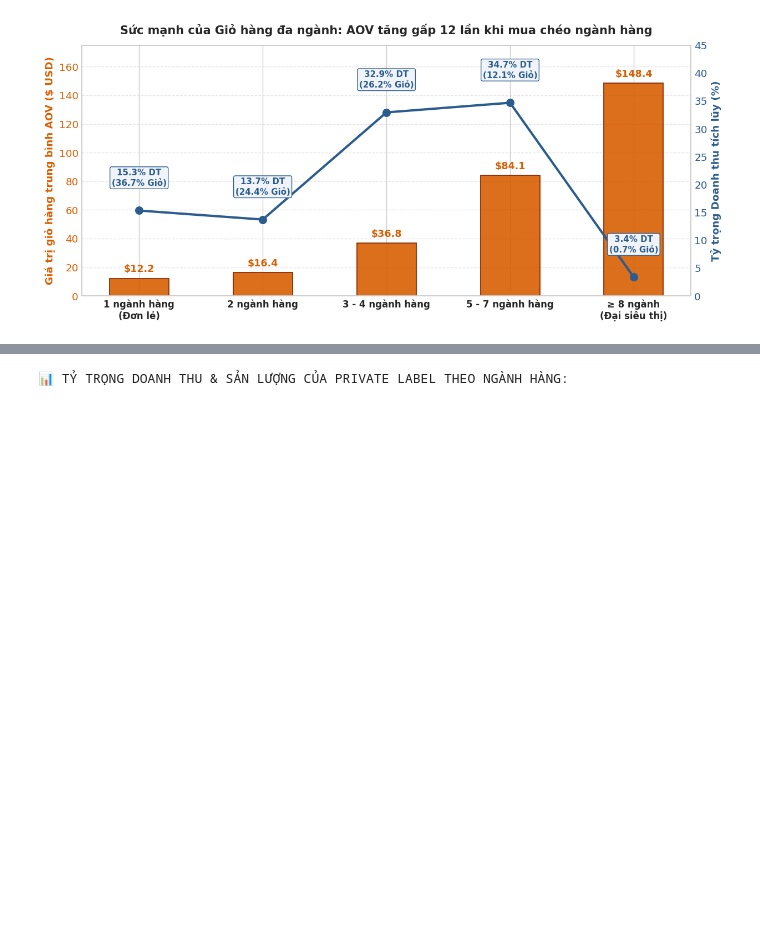
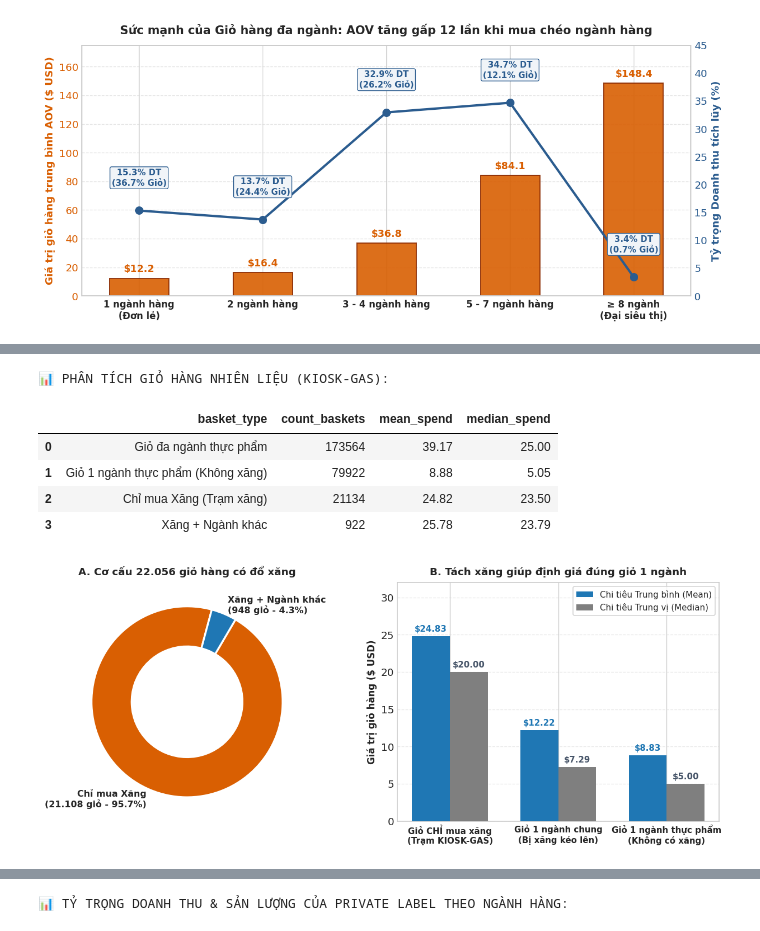
Before and after one commit to kien3007/purchasing-propensity-model, a Jupyter notebook: notebooks/01_eda_and_data_quality.ipynb, the cells around one changed output, grey strips where cells are left out. Cells and saved outputs as stored; diff of their text form; code cells hidden in the pictures; blank space fills up the shorter version.

```diff
--- a/notebooks/01_eda_and_data_quality.ipynb
+++ b/notebooks/01_eda_and_data_quality.ipynb
@@ -1648,0 +1808,71 @@ plt.show()
+# %%
+# Phân tích giỏ đổ xăng KIOSK-GAS
+q_gas = """
+WITH basket_dept AS (
+    SELECT
+        t.BASKET_ID,
+        SUM(t.SALES_VALUE) AS spend,
+        COUNT(DISTINCT p.DEPARTMENT) AS n_dept,
+        MAX(CASE WHEN p.DEPARTMENT = 'KIOSK-GAS' THEN 1 ELSE 0 END) AS has_gas
+    FROM df_trans t
+    JOIN df_prod p ON t.PRODUCT_ID = p.PRODUCT_ID
+    WHERE t.SALES_VALUE > 0
+    GROUP BY t.BASKET_ID
+)
+SELECT
+    CASE
+        WHEN has_gas = 1 AND n_dept = 1 THEN 'Chỉ mua Xăng (Trạm xăng)'
+        WHEN has_gas = 1 AND n_dept > 1 THEN 'Xăng + Ngành khác'
+        WHEN has_gas = 0 AND n_dept = 1 THEN 'Giỏ 1 ngành thực phẩm (Không xăng)'
+        ELSE 'Giỏ đa ngành thực phẩm'
+    END AS basket_type,
+    COUNT(*) AS count_baskets,
+    ROUND(AVG(spend), 2) AS mean_spend,
+    ROUND(MEDIAN(spend), 2) AS median_spend
+FROM basket_dept
+GROUP BY 1
+ORDER BY count_baskets DESC;
+"""
+df_gas = con.execute(q_gas).df()
+print("📊 PHÂN TÍCH GIỎ HÀNG NHIÊN LIỆU (KIOSK-GAS):")
+display(df_gas)
+
+fig, (ax1, ax2) = plt.subplots(1, 2, figsize=(11, 4.5))
+
+wedges, texts = ax1.pie([21108, 948],
+                         labels=['Chỉ mua Xăng\n(21.108 giỏ - 95.7%)', 'Xăng + Ngành khác\n(948 giỏ - 4.3%)'],
+                         startangle=75, colors=['#d95f02', '#1f77b4'],
+                         wedgeprops=dict(width=0.42, edgecolor='w', linewidth=2),
+                         textprops=dict(fontsize=9.5, fontweight='bold'))
+ax1.set_title('A. Cơ cấu 22.056 giỏ hàng có đổ xăng', fontsize=11, fontweight='bold', pad=8)
+
+comp_labels = ['Giỏ CHỈ mua xăng\n(Trạm KIOSK-GAS)', 'Giỏ 1 ngành chung\n(Bị xăng kéo lên)', 'Giỏ 1 ngành thực phẩm\n(Không có xăng)']
+comp_means = [24.83, 12.22, 8.83]
+comp_medians = [20.00, 7.29, 5.00]
+x_gas = np.arange(len(comp_labels))
+width = 0.35
+
+b1 = ax2.bar(x_gas - width/2, comp_means, width, label='Chi tiêu Trung bình (Mean)', color='#1f77b4', zorder=3)
+b2 = ax2.bar(x_gas + width/2, comp_medians, width, label='Chi tiêu Trung vị (Median)', color='#7f7f7f', zorder=3)
+ax2.set_ylabel('Giá trị giỏ hàng ($ USD)', fontsize=10, fontweight='bold')
+ax2.set_title('B. Tách xăng giúp định giá đúng giỏ 1 ngành', fontsize=11, fontweight='bold', pad=8)
+ax2.set_xticks(x_gas)
+ax2.set_xticklabels(comp_labels, fontsize=9, fontweight='bold')
+ax2.legend(loc='upper right', fontsize=9, frameon=True, facecolor='white', edgecolor='#cccccc')
+ax2.set_ylim(0, 32)
+for b, v in zip(b1, comp_means):
+    ax2.text(b.get_x() + b.get_width()/2, b.get_height() + 0.6, f'${v:.2f}', ha='center', fontsize=9, fontweight='bold', color='#1f77b4')
+for b, v in zip(b2, comp_medians):
+    ax2.text(b.get_x() + b.get_width()/2, b.get_height() + 0.6, f'${v:.2f}', ha='center', fontsize=9, fontweight='bold', color='#475569')
+ax2.grid(True, linestyle='--', alpha=0.4, axis='y', zorder=0)
+
+plt.tight_layout()
+plt.show()
+# %% [output]
+📊 PHÂN TÍCH GIỎ HÀNG NHIÊN LIỆU (KIOSK-GAS):
+|  | basket_type | count_baskets | mean_spend | median_spend |
+| 0 | Giỏ đa ngành thực phẩm | 173564 | 39.17 | 25.00 |
+| 1 | Giỏ 1 ngành thực phẩm (Không xăng) | 79922 | 8.88 | 5.05 |
+| 2 | Chỉ mua Xăng (Trạm xăng) | 21134 | 24.82 | 23.50 |
+| 3 | Xăng + Ngành khác | 922 | 25.78 | 23.79 |
+[figure, added]
```
Also changed, not shown: parts of 30 cells of this notebook.
